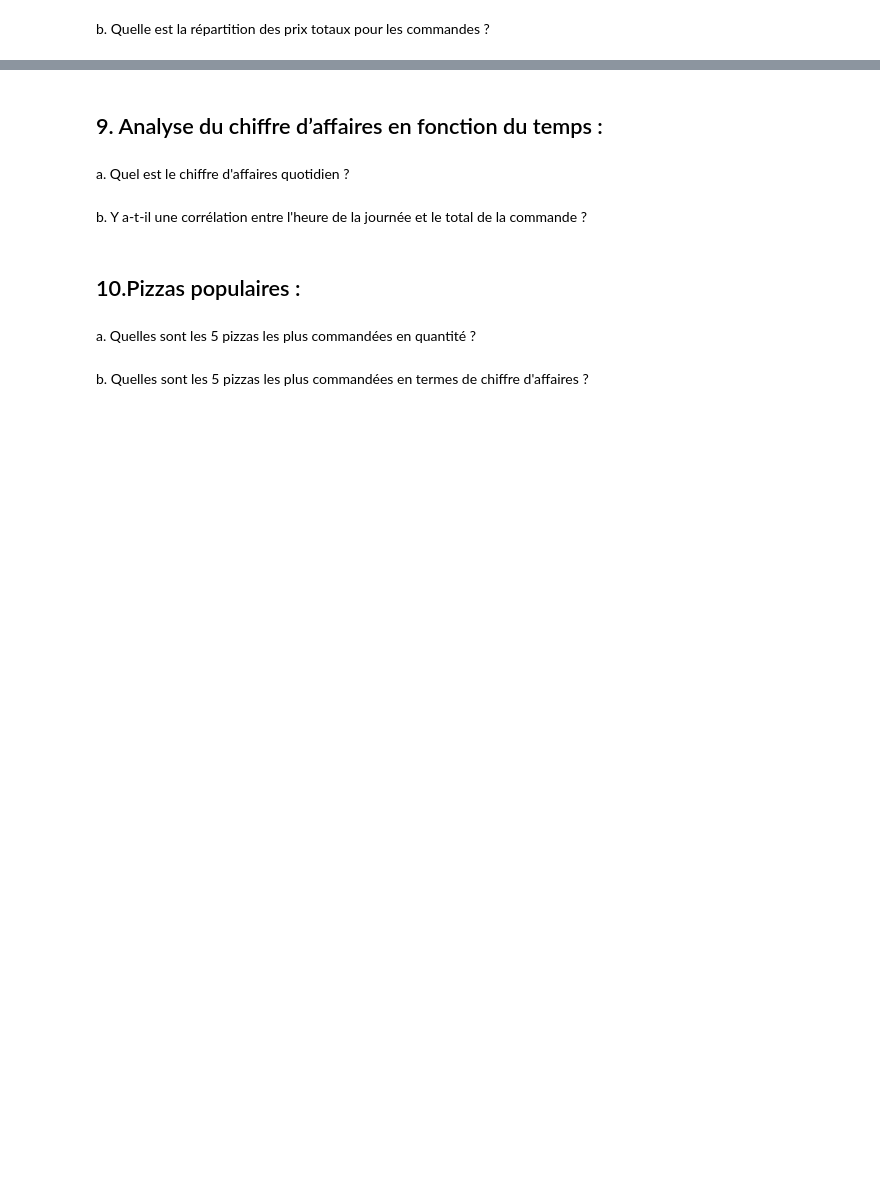
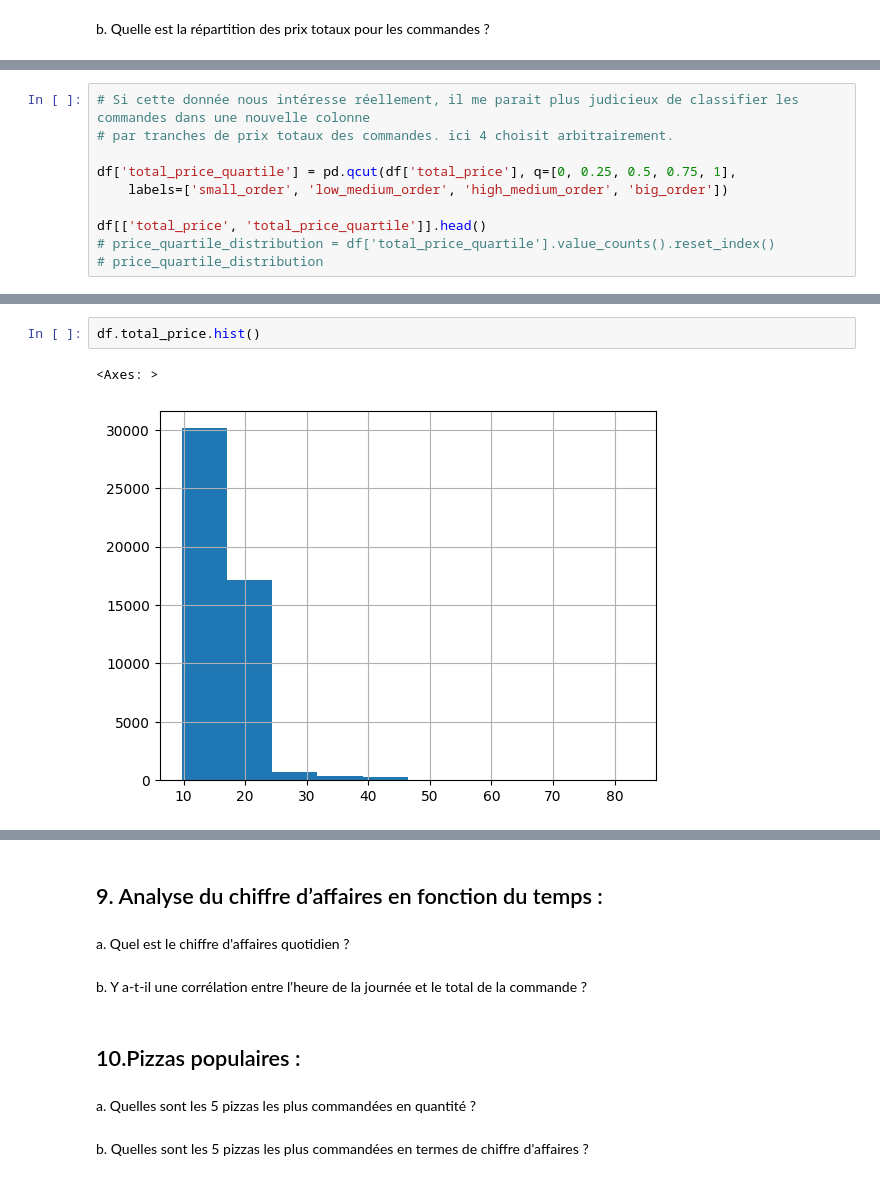
Before and after one commit to julienRactM/pizzaiojo, a Jupyter notebook: notebook.ipynb, the cells around one changed output, grey strips where cells are left out. Drawn from its saved outputs; the diff is of its cells as text; blank space fills up the shorter version.

```diff
--- a/notebook.ipynb
+++ b/notebook.ipynb
@@ -262,0 +306,10 @@ b. Quelle est la répartition des prix totaux pour les commandes ?
+# %%
+# Si cette donnée nous intéresse réellement, il me parait plus judicieux de classifier les commandes dans une nouvelle colonne
+# par tranches de prix totaux des commandes. ici 4 choisit arbitrairement.
+
+df['total_price_quartile'] = pd.qcut(df['total_price'], q=[0, 0.25, 0.5, 0.75, 1],
+    labels=['small_order', 'low_medium_order', 'high_medium_order', 'big_order'])
+
+df[['total_price', 'total_price_quartile']].head()
+# price_quartile_distribution = df['total_price_quartile'].value_counts().reset_index()
+# price_quartile_distribution
@@ -262,0 +323,5 @@ b. Quelle est la répartition des prix totaux pour les commandes ?
+# %%
+df.total_price.hist()
+# %% [output]
+<Axes: >
+[figure, added]
```
Also changed, not shown: parts of 13 cells of this notebook.
